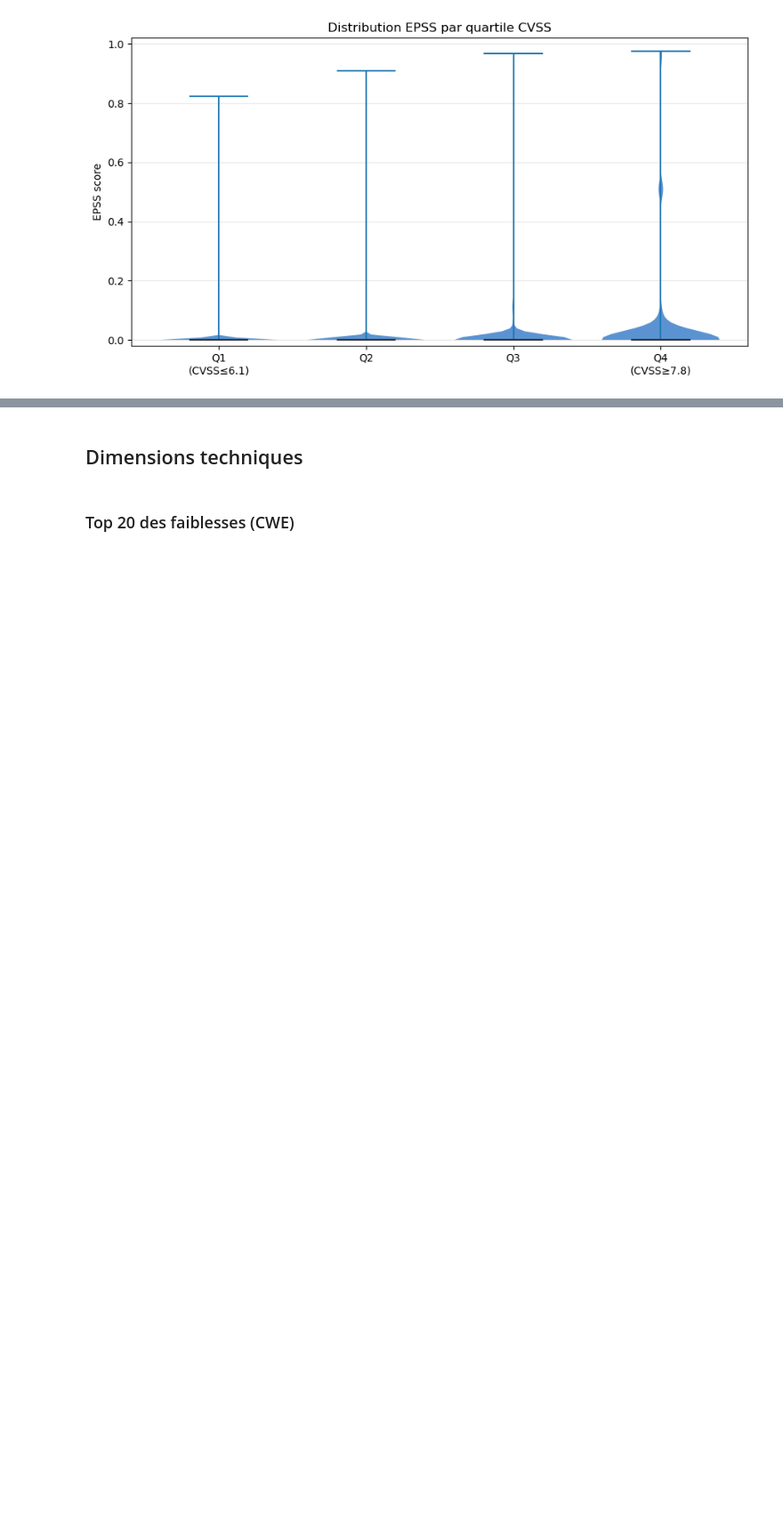
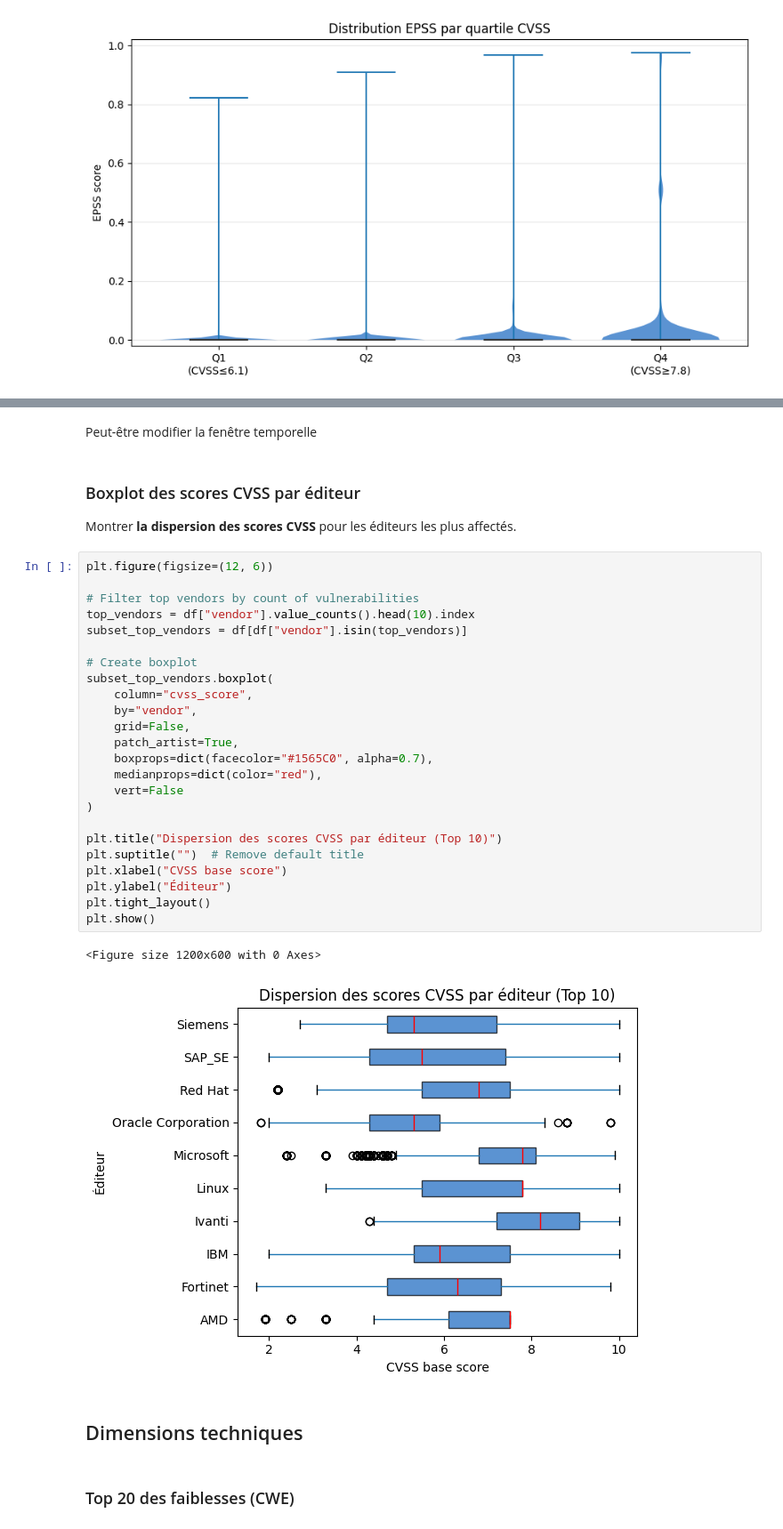
Before and after one commit to DorDNS/AtelierDS_PRJ, a Jupyter notebook: notebooks/analysis.ipynb, the cells around one changed output, grey strips where cells are left out. Shown: that part at 89% size. Saved outputs shown, nothing was run; the diff lists cells and outputs as text; blank space fills up the shorter version.

```diff
--- a/notebooks/analysis.ipynb
+++ b/notebooks/analysis.ipynb
@@ -189,3 +267,36 @@ plt.show()
+# %% [markdown]
+Peut-être modifier la fenêtre temporelle
+# %% [markdown]
+### Boxplot des scores CVSS par éditeur
+
+Montrer **la dispersion des scores CVSS** pour les éditeurs les plus affectés.
+# %%
+plt.figure(figsize=(12, 6))
+
+# Filter top vendors by count of vulnerabilities
+top_vendors = df["vendor"].value_counts().head(10).index
+subset_top_vendors = df[df["vendor"].isin(top_vendors)]
+
+# Create boxplot
+subset_top_vendors.boxplot(
+    column="cvss_score",
+    by="vendor",
+    grid=False,
+    patch_artist=True,
+    boxprops=dict(facecolor="#1565C0", alpha=0.7),
+    medianprops=dict(color="red"),
+    vert=False
+)
+
+plt.title("Dispersion des scores CVSS par éditeur (Top 10)")
+plt.suptitle("")  # Remove default title
+plt.xlabel("CVSS base score")
+plt.ylabel("Éditeur")
+plt.tight_layout()
+plt.show()
+# %% [output]
+<Figure size 1200x600 with 0 Axes>
+[figure, added]
 # %% [markdown]
 ## Dimensions techniques
 # %% [markdown]
```
Also changed, not shown: parts of 11 cells of this notebook.
